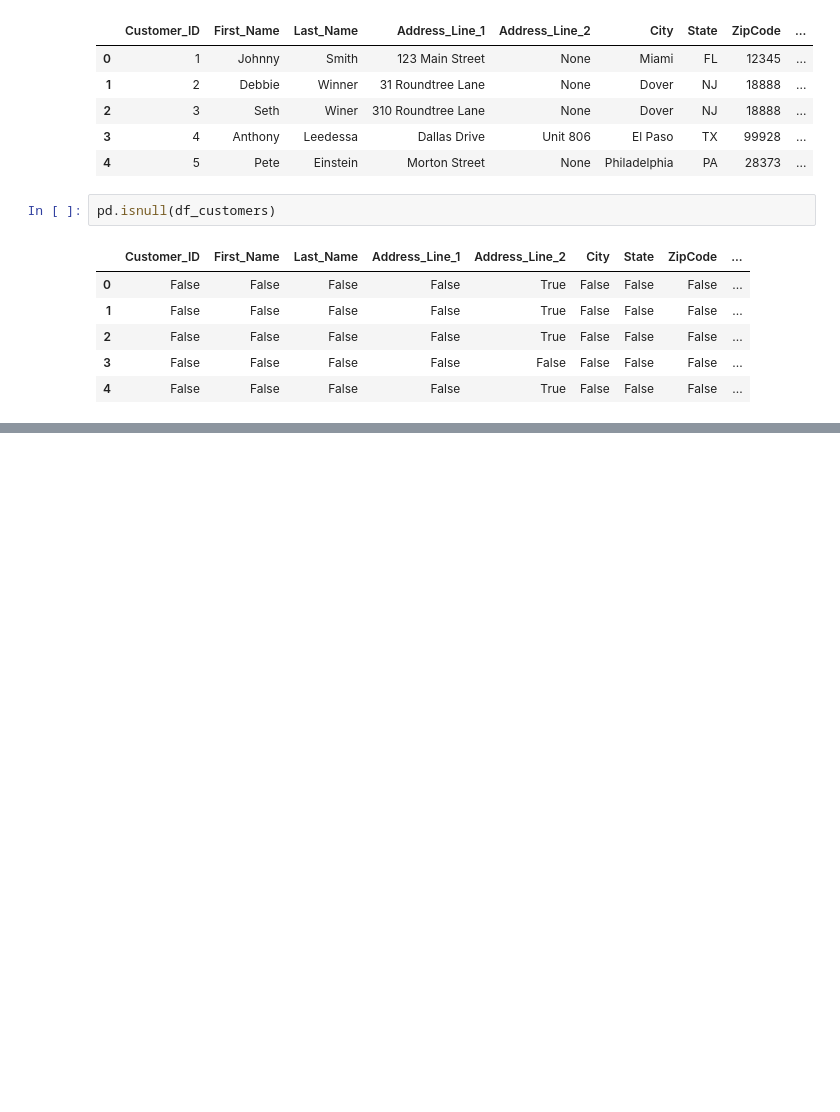
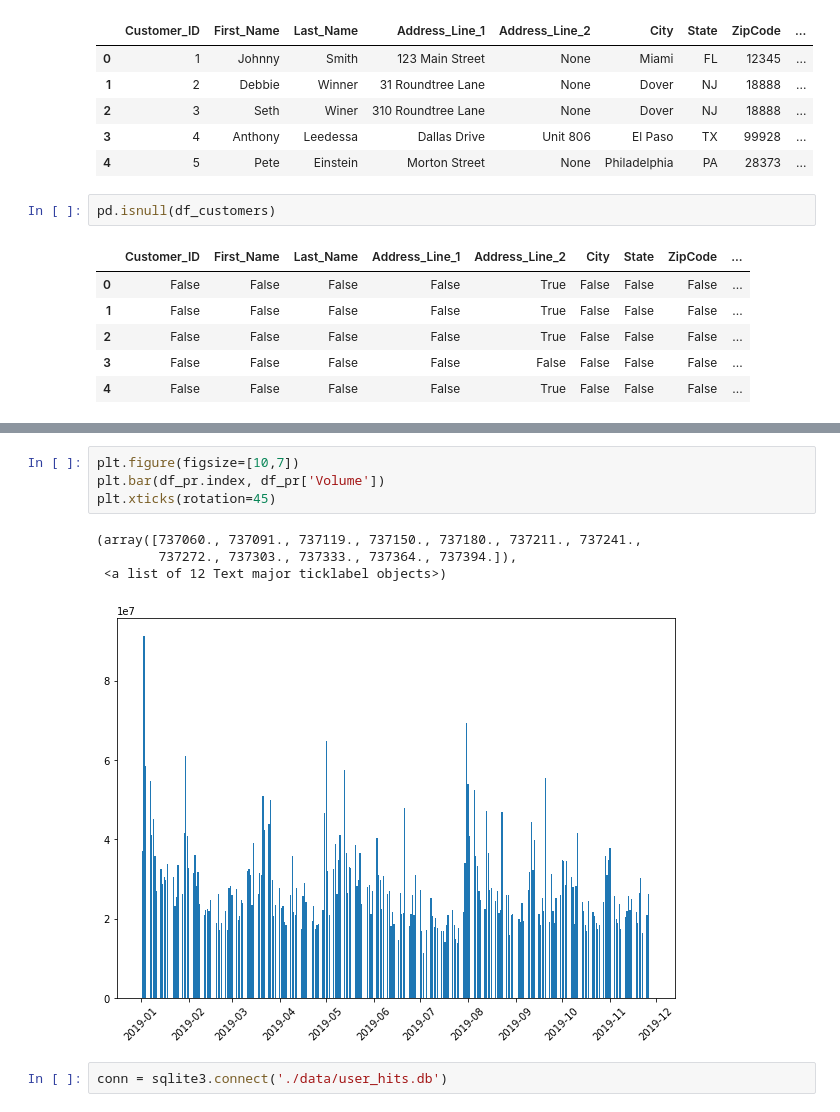
Before and after one commit to ewalsh/practicalDAwithPy, a Jupyter notebook: prac_da.ipynb, the cells around one changed output, grey strips where cells are left out. Cells and saved outputs as stored; diff of their text form; blank space fills up the shorter version.

```diff
--- a/prac_da.ipynb
+++ b/prac_da.ipynb
@@ -50,0 +75,11 @@ pd.isnull(df_customers)
+# %%
+plt.figure(figsize=[10,7])
+plt.bar(df_pr.index, df_pr['Volume'])
+plt.xticks(rotation=45)
+# %% [output]
+(array([737060., 737091., 737119., 737150., 737180., 737211., 737241.,
+        737272., 737303., 737333., 737364., 737394.]),
+ <a list of 12 Text major ticklabel objects>)
+[figure, added]
+# %%
+conn = sqlite3.connect('./data/user_hits.db')
```
Also changed, not shown: parts of 12 cells of this notebook, 4 other files.
